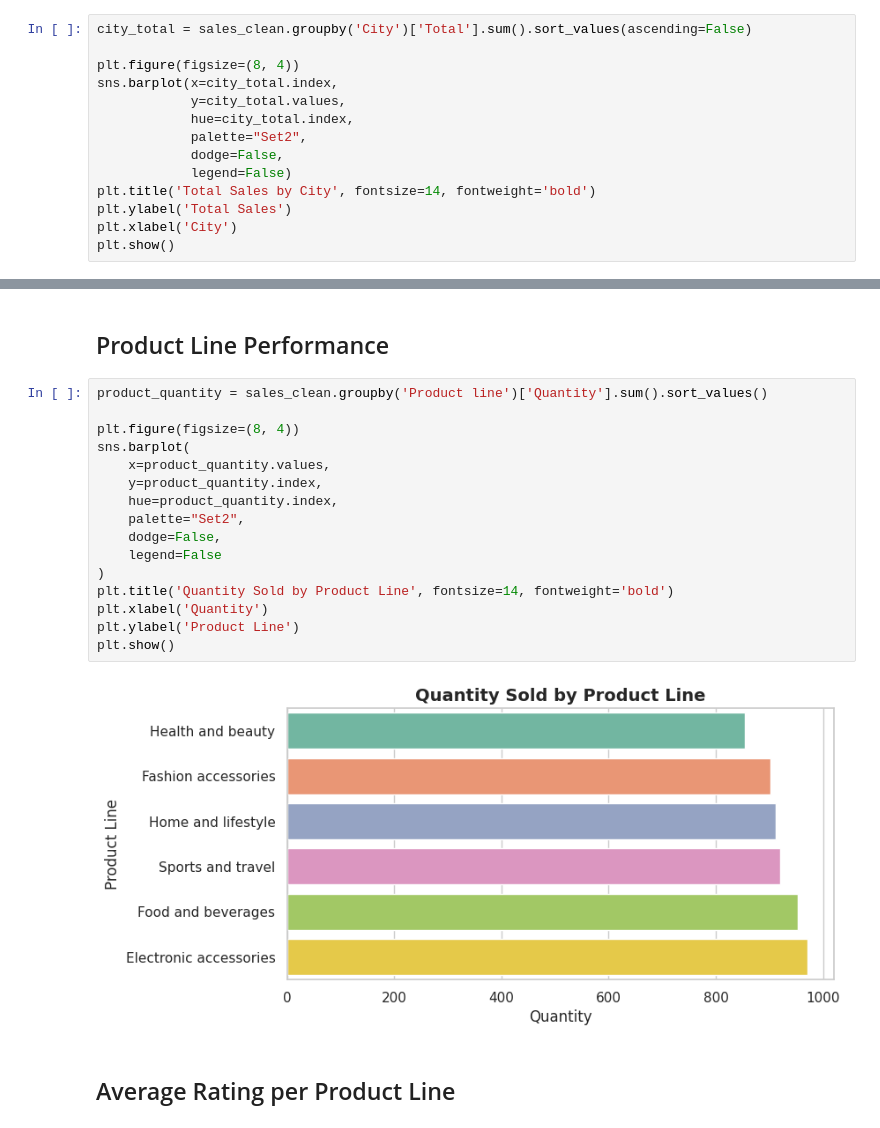
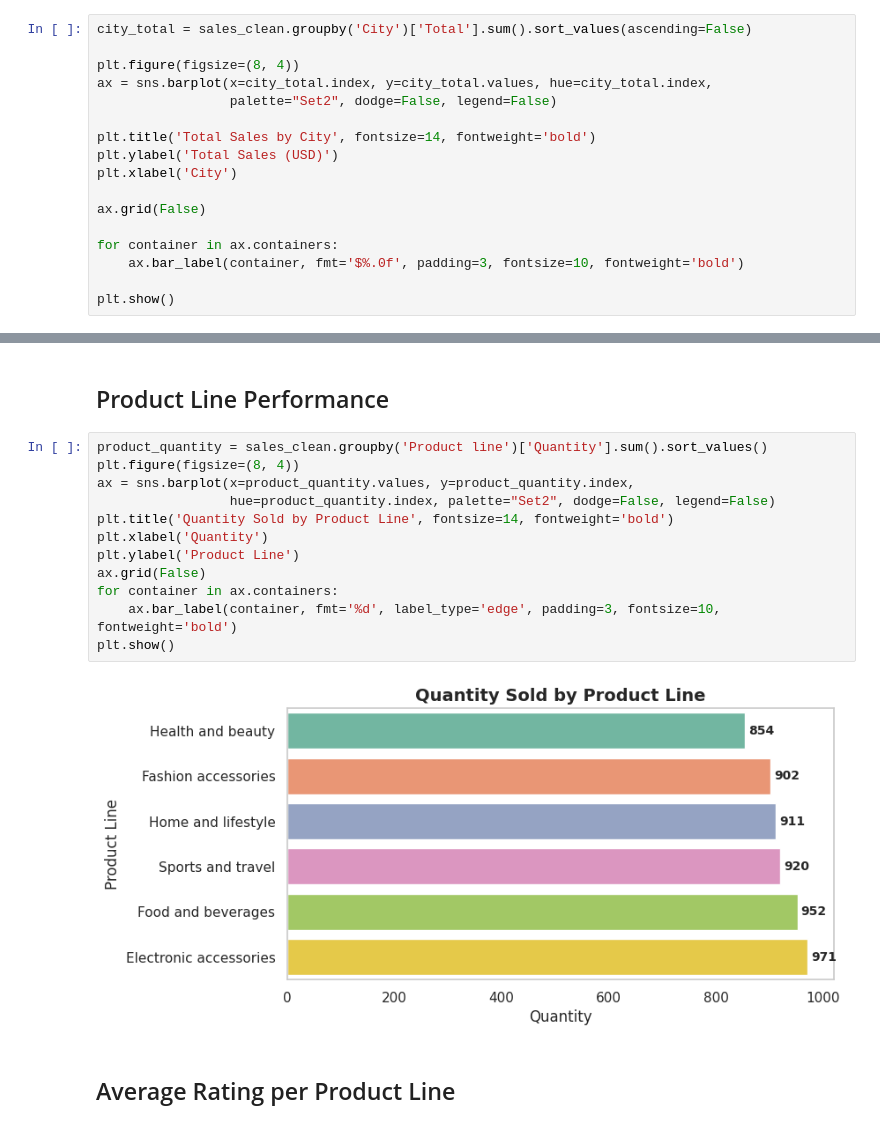
Before and after one commit to abdelazimanwar/supermarket-sales-analysis, a Jupyter notebook: Analysis_of_Supermarket_Sales.ipynb, the cells around one changed output, grey strips where cells are left out. Drawn from its saved outputs; the diff is of its cells as text.

```diff
--- a/Analysis_of_Supermarket_Sales.ipynb
+++ b/Analysis_of_Supermarket_Sales.ipynb
@@ -488,14 +502,17 @@ plt.show()
 city_total = sales_clean.groupby('City')['Total'].sum().sort_values(ascending=False)
 
 plt.figure(figsize=(8, 4))
-sns.barplot(x=city_total.index,
-            y=city_total.values,
-            hue=city_total.index,
-            palette="Set2",
-            dodge=False,
-            legend=False)
+ax = sns.barplot(x=city_total.index, y=city_total.values, hue=city_total.index,
+                 palette="Set2", dodge=False, legend=False)
+
 plt.title('Total Sales by City', fontsize=14, fontweight='bold')
-plt.ylabel('Total Sales')
+plt.ylabel('Total Sales (USD)')
 plt.xlabel('City')
+
+ax.grid(False)
+
+for container in ax.containers:
+    ax.bar_label(container, fmt='$%.0f', padding=3, fontsize=10, fontweight='bold')
+
 plt.show()
 # %% [output]
@@ -520,22 +557,18 @@ plt.show()
 ## Product Line Performance
 # %%
 product_quantity = sales_clean.groupby('Product line')['Quantity'].sum().sort_values()
-
 plt.figure(figsize=(8, 4))
-sns.barplot(
-    x=product_quantity.values,
-    y=product_quantity.index,
-    hue=product_quantity.index,
-    palette="Set2",
-    dodge=False,
-    legend=False
-)
+ax = sns.barplot(x=product_quantity.values, y=product_quantity.index,
+                 hue=product_quantity.index, palette="Set2", dodge=False, legend=False)
 plt.title('Quantity Sold by Product Line', fontsize=14, fontweight='bold')
 plt.xlabel('Quantity')
 plt.ylabel('Product Line')
+ax.grid(False)
+for container in ax.containers:
+    ax.bar_label(container, fmt='%d', label_type='edge', padding=3, fontsize=10, fontweight='bold')
 plt.show()
 # %% [output]
-[figure, old version]
+[figure, new version]
 # %% [markdown]
 ## Average Rating per Product Line
 # %%
```
Also changed, not shown: parts of 12 cells of this notebook.
